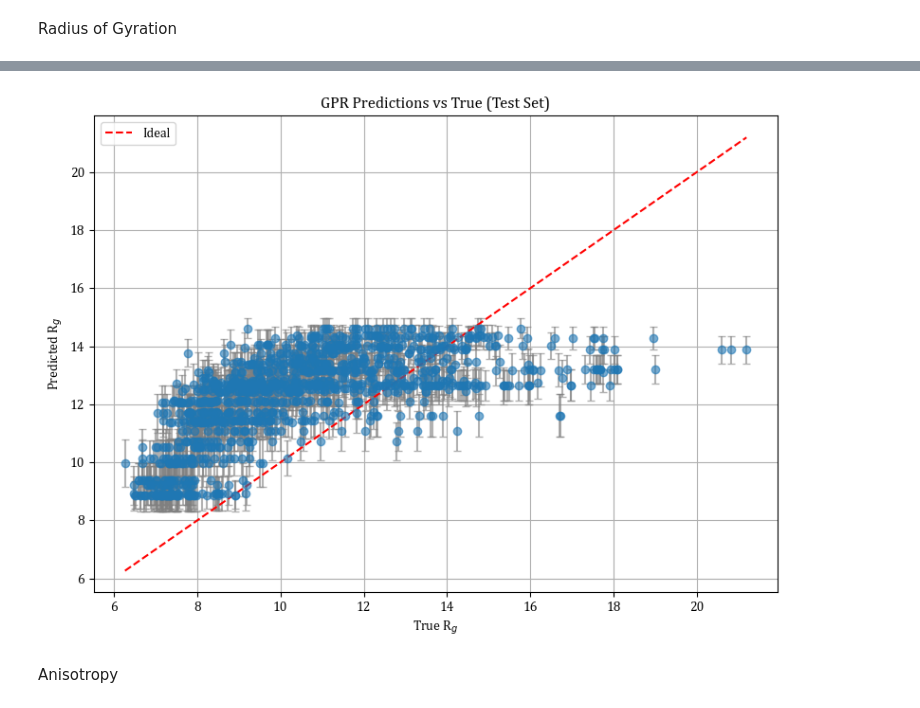
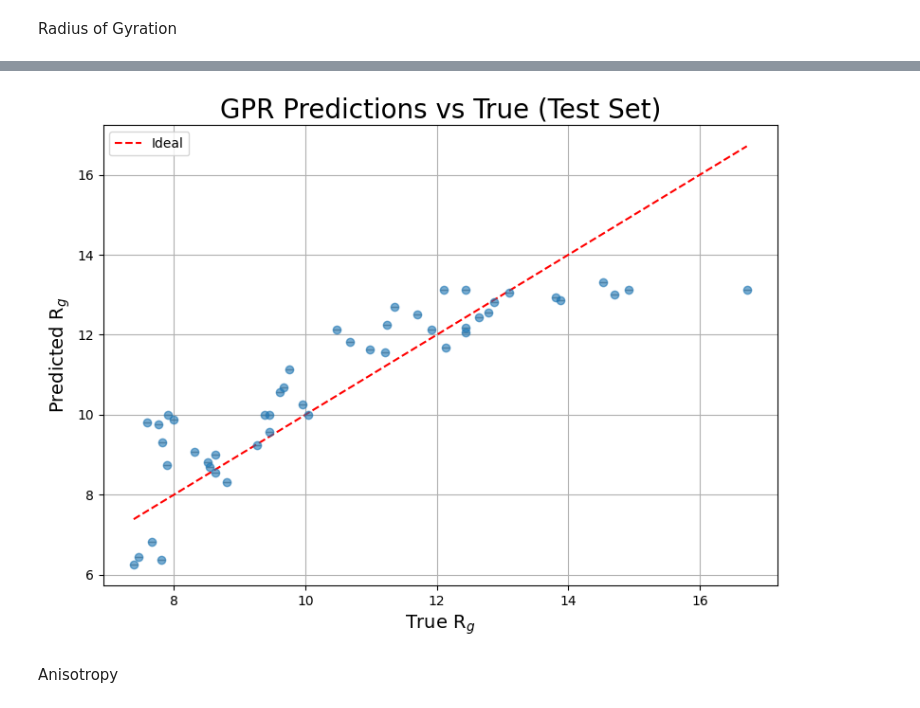
Before and after one commit to PhucMTran/COS-513-Project, a Jupyter notebook: COS513_Project.ipynb, the cells around one changed output, grey strips where cells are left out. Saved outputs shown, nothing was run; the diff lists cells and outputs as text; code cells hidden in the pictures.

```diff
--- a/COS513_Project.ipynb
+++ b/COS513_Project.ipynb
@@ -283,31 +199,0 @@ joblib.dump(gpr_rg, "gpr_model_rg.pkl")
-# %%
-from matplotlib import rcParams
-rcParams['font.family'] = "Cambria"
-# Fix BID and use mean PCA vector
-fixed_bid = 0.2
-comp_range = np.linspace(0, 1, 100)
-pca_mean = df_train[pca_columns].mean().values  # Shape (50,)
-
-# Construct input matrix
-X_query = np.array([
-    [comp, fixed_bid, *pca_mean] for comp in comp_range
-])
-
-# Scale the query using same scaler
-X_query_scaled = scaler.transform(X_query)
-
-# Predict using the GPR model
-rg_mean, rg_std = gpr_rg.predict(X_query_scaled, return_std=True)
-
-# Plot
-plt.figure(figsize=(10, 6))
-plt.plot(comp_range, rg_mean, label='Predictive Mean')
-plt.fill_between(comp_range, rg_mean - rg_std, rg_mean + rg_std, alpha=0.3, label='±1 std dev')
-
-plt.xlabel("Linker Bead Fraction (Comp)", fontsize = 14)
-plt.ylabel("Predicted Radius of Gyration (rg)", fontsize = 14)
-plt.title(fr"P(R$_g$| BID = {fixed_bid})", fontsize = 20)
-plt.legend()
-plt.grid(True)
-plt.tight_layout()
-plt.show()
@@ -316,32 +644,32 @@ plt.show()
 # %%
 # ---------- Select and scale test features ----------
 pca_columns = [f"PCA_{i}" for i in range(100)]
-feature_cols = ['Comp', 'BID'] + pca_columns
+feature_cols = ['Comp', 'BID', 'UMAP_0', 'UMAP_1']
 
 X_test = df_test[feature_cols]
 X_test_scaled = scaler.transform(X_test)  # use the same scaler from training!
 
-y_test = df_test["rg"].values
+y_test = df_test["rg_mean"].values
 
 # ---------- Predict ----------
-y_pred_test, y_std_test = gpr_rg.predict(X_test_scaled, return_std=True)
+y_pred_test, y_std_test = gpr.predict(X_test_scaled, return_std=True)
 
 # ---------- Save predictions ----------
 results_test = df_test[["Comp", "BID"]].copy()
 results_test["rg_true"] = y_test
 results_test["rg_pred"] = y_pred_test
 results_test["rg_std"] = y_std_test
 plt.figure(figsize=(8, 6))
 plt.errorbar(y_test, y_pred_test, yerr=y_std_test, fmt='o', alpha=0.6, ecolor='gray', capsize=3)
 plt.plot([y_test.min(), y_test.max()], [y_test.min(), y_test.max()], 'r--', label="Ideal")
 plt.xlabel(fr"True R$_g$", fontsize = 14)
 plt.ylabel(fr"Predicted R$_g$", fontsize = 14)
 plt.title("GPR Predictions vs True (Test Set)", fontsize = 20)
 plt.legend()
 plt.grid(True)
 plt.tight_layout()
 plt.show()
 # %% [output]
-[figure, old version]
+[figure, new version]
 # %% [markdown]
 Anisotropy
```
Also changed, not shown: parts of 33 cells of this notebook.
